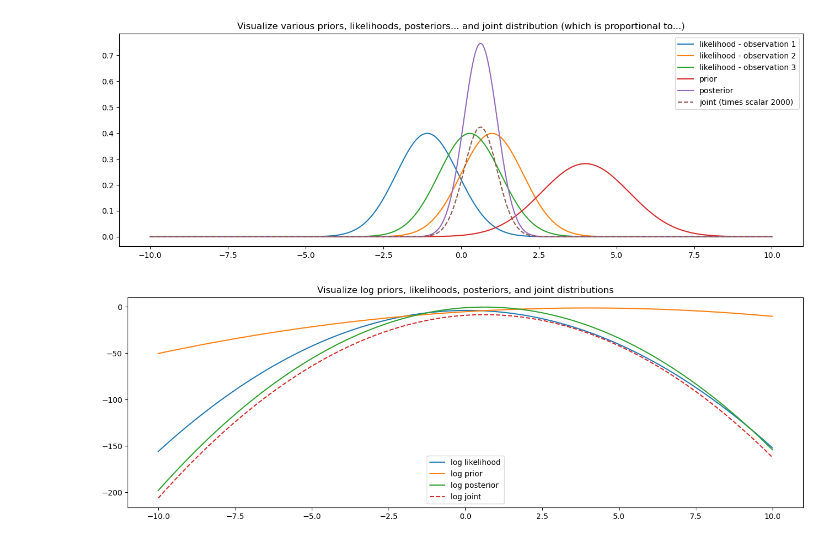
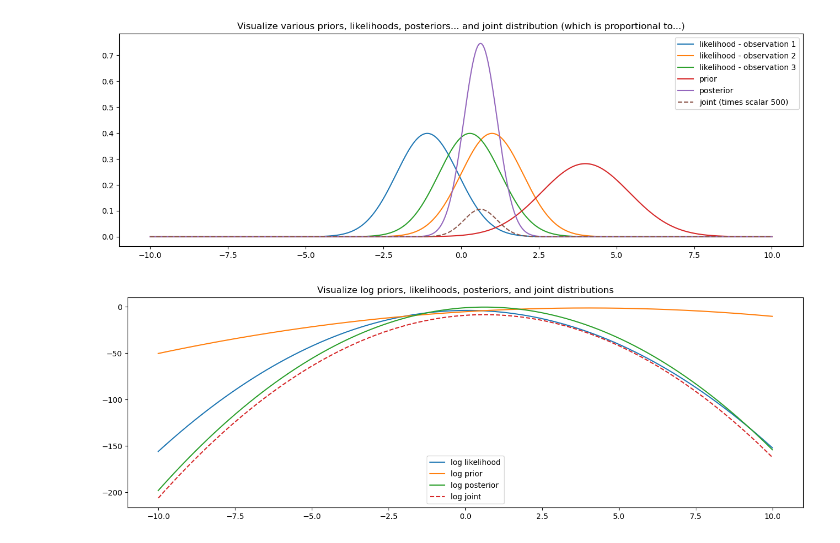
Before and after one commit to Eggathin/potential-enigma, a Jupyter notebook: STA365 HW2.ipynb, the cells around one changed output. Saved outputs shown, nothing was run; the diff lists cells and outputs as text; code cells hidden in the pictures.

```diff
--- a/STA365 HW2.ipynb
+++ b/STA365 HW2.ipynb
@@ -5,35 +5,35 @@ import numpy as np
 from scipy import stats
 import matplotlib.pyplot as plt
 
 np.random.seed(123)
 n = 3
 x = stats.norm(loc=0, scale=1).rvs(n)
 theta_0, tau = 4, 1/2
 parameter_domain = np.linspace(-10, 10, 1001)
 
 likelihoods = np.zeros((n, len(parameter_domain)))
 
 for i in range(n):
     likelihoods[i, :] = stats.norm.pdf(x[i], loc=parameter_domain, scale=1)
 
 prior = stats.norm(loc=theta_0, scale=1/tau**0.5).pdf(parameter_domain)
-c, c2 = 2000, 1
+c, c2 = 500, 1
 joint = c * likelihoods.prod(axis=0) * prior
 posterior = stats.norm(loc=(tau*theta_0+x.sum())/(tau+n), scale=1/(tau+n)**0.5).pdf(parameter_domain)
 
 plt.figure(figsize=(16, 5))
 for i in range(n):
     plt.plot(parameter_domain, c2 * likelihoods[i, :], label=f"likelihood - observation {i+1}")
 
 plt.plot(parameter_domain, prior, label="prior")
 plt.plot(parameter_domain, posterior, label="posterior")
 plt.plot(parameter_domain, joint, linestyle="--", label="joint (times scalar " + str(c) + ")")
 
 plt.legend()
 plt.title("Visualize various priors, likelihoods, posteriors... and joint distribution (which is proportional to...)")
 plt.show()
 # %% [output]
-[figure, old version]
+[figure, new version]
 # %%
 import numpy as np
 from scipy import stats
```
Also changed, not shown: parts of 1 cell of this notebook.
